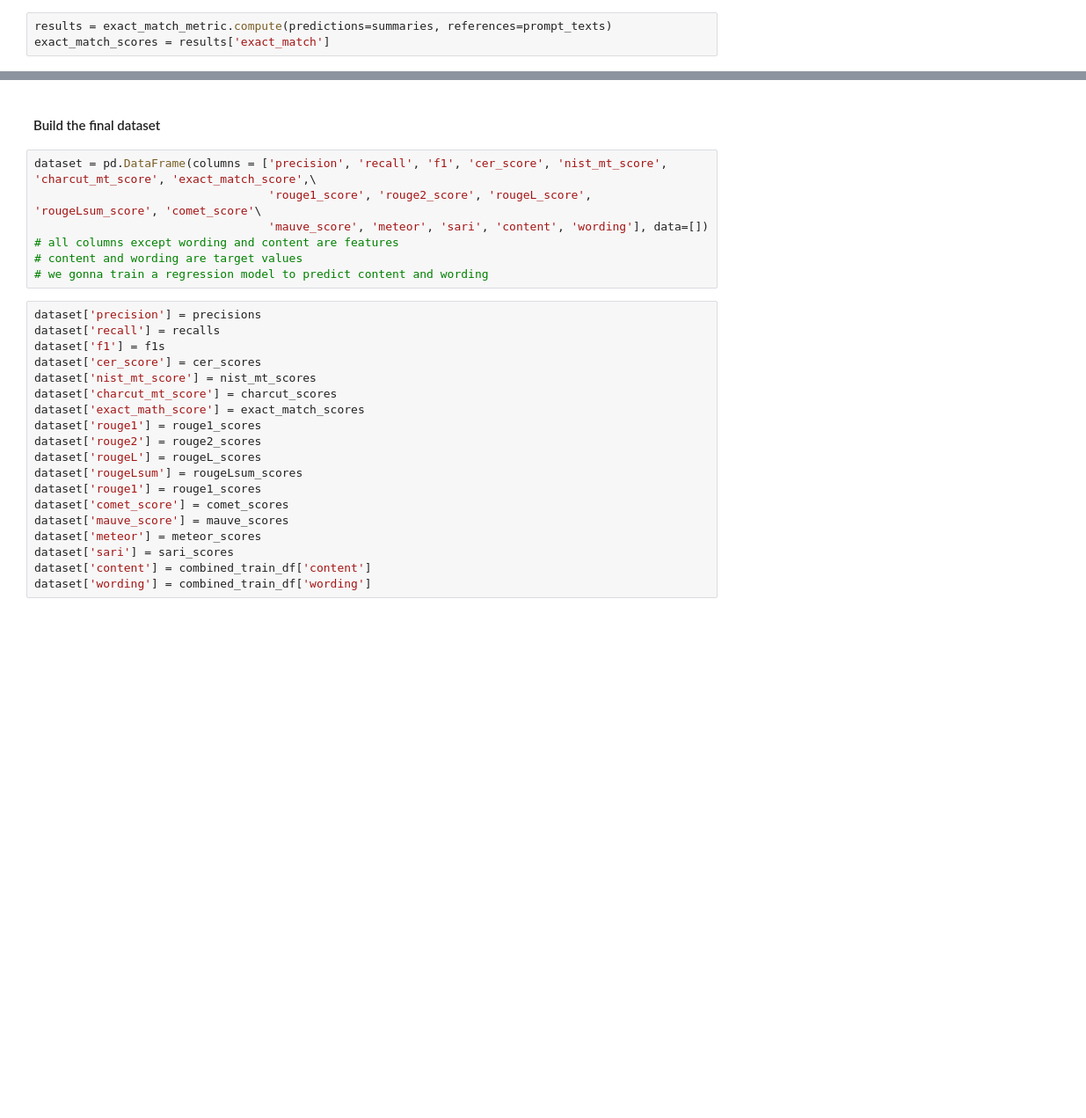
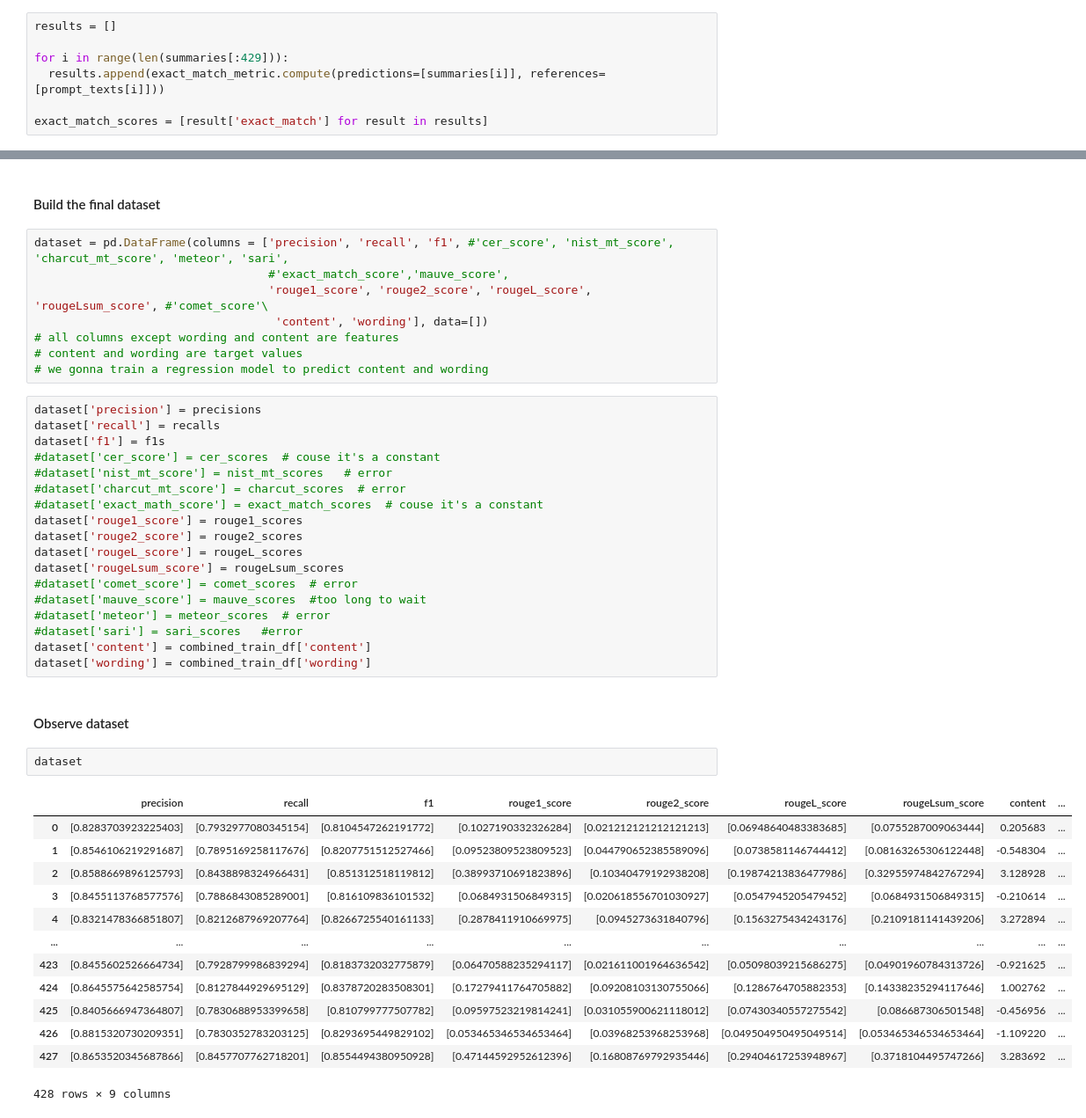
Before and after one commit to aimedvedeva/Competition2-nlp-, a Jupyter notebook: comp2_v0.ipynb, the cells around one changed output, grey strips where cells are left out. Shown: that part at 88% size. Drawn from its saved outputs; the diff is of its cells as text; blank space fills up the shorter version.

```diff
--- a/comp2_v0.ipynb
+++ b/comp2_v0.ipynb
@@ -142,5 +188,9 @@ The exact match score of a set of predictions is the sum of all of the individua
 from evaluate import load
 exact_match_metric = load("exact_match")
 # %%
-results = exact_match_metric.compute(predictions=summaries, references=prompt_texts)
-exact_match_scores = results['exact_match']
+results = []
+
+for i in range(len(summaries[:429])):
+  results.append(exact_match_metric.compute(predictions=[summaries[i]], references=[prompt_texts[i]]))
+
+exact_match_scores = [result['exact_match'] for result in results]
@@ -264,9 +503,10 @@ print(results)
 # %% [markdown]
 #### Build the final dataset
 # %%
-dataset = pd.DataFrame(columns = ['precision', 'recall', 'f1', 'cer_score', 'nist_mt_score', 'charcut_mt_score', 'exact_match_score',\
-                                  'rouge1_score', 'rouge2_score', 'rougeL_score', 'rougeLsum_score', 'comet_score'\
-                                  'mauve_score', 'meteor', 'sari', 'content', 'wording'], data=[])
+dataset = pd.DataFrame(columns = ['precision', 'recall', 'f1', #'cer_score', 'nist_mt_score', 'charcut_mt_score', 'meteor', 'sari',
+                                  #'exact_match_score','mauve_score',
+                                  'rouge1_score', 'rouge2_score', 'rougeL_score', 'rougeLsum_score', #'comet_score'\
+                                   'content', 'wording'], data=[])
 # all columns except wording and content are features
 # content and wording are target values
 # we gonna train a regression model to predict content and wording
@@ -274,18 +514,35 @@ dataset = pd.DataFrame(columns = ['precision', 'recall', 'f1', 'cer_score', 'nis
 dataset['precision'] = precisions
 dataset['recall'] = recalls
 dataset['f1'] = f1s
-dataset['cer_score'] = cer_scores
-dataset['nist_mt_score'] = nist_mt_scores
-dataset['charcut_mt_score'] = charcut_scores
-dataset['exact_math_score'] = exact_match_scores
-dataset['rouge1'] = rouge1_scores
-dataset['rouge2'] = rouge2_scores
-dataset['rougeL'] = rougeL_scores
-dataset['rougeLsum'] = rougeLsum_scores
-dataset['rouge1'] = rouge1_scores
-dataset['comet_score'] = comet_scores
-dataset['mauve_score'] = mauve_scores
-dataset['meteor'] = meteor_scores
-dataset['sari'] = sari_scores
+#dataset['cer_score'] = cer_scores  # couse it's a constant
+#dataset['nist_mt_score'] = nist_mt_scores   # error
+#dataset['charcut_mt_score'] = charcut_scores  # error
+#dataset['exact_math_score'] = exact_match_scores  # couse it's a constant
+dataset['rouge1_score'] = rouge1_scores
+dataset['rouge2_score'] = rouge2_scores
+dataset['rougeL_score'] = rougeL_scores
+dataset['rougeLsum_score'] = rougeLsum_scores
+#dataset['comet_score'] = comet_scores  # error
+#dataset['mauve_score'] = mauve_scores  #too long to wait
+#dataset['meteor'] = meteor_scores  # error
+#dataset['sari'] = sari_scores   #error
 dataset['content'] = combined_train_df['content']
 dataset['wording'] = combined_train_df['wording']
+# %% [markdown]
+#### Observe dataset
+# %%
+dataset
+# %% [output]
+|  | precision | recall | f1 | rouge1_score | rouge2_score | rougeL_score | rougeLsum_score | content | ... |
+| 0 | [0.8283703923225403] | [0.7932977080345154] | [0.8104547262191772] | [0.1027190332326284] | [0.021212121212121213] | [0.06948640483383685] | [0.0755287009063444] | 0.205683 | ... |
+| 1 | [0.8546106219291687] | [0.7895169258117676] | [0.8207751512527466] | [0.09523809523809523] | [0.044790652385589096] | [0.0738581146744412] | [0.08163265306122448] | -0.548304 | ... |
+| 2 | [0.8588669896125793] | [0.8438898324966431] | [0.851312518119812] | [0.38993710691823896] | [0.10340479192938208] | [0.19874213836477986] | [0.32955974842767294] | 3.128928 | ... |
+| 3 | [0.8455113768577576] | [0.7886843085289001] | [0.816109836101532] | [0.0684931506849315] | [0.020618556701030927] | [0.0547945205479452] | [0.0684931506849315] | -0.210614 | ... |
+| 4 | [0.8321478366851807] | [0.8212687969207764] | [0.8266725540161133] | [0.2878411910669975] | [0.0945273631840796] | [0.1563275434243176] | [0.2109181141439206] | 3.272894 | ... |
+| ... | ... | ... | ... | ... | ... | ... | ... | ... | ... |
+| 423 | [0.8455602526664734] | [0.7928799986839294] | [0.8183732032775879] | [0.06470588235294117] | [0.021611001964636542] | [0.05098039215686275] | [0.04901960784313726] | -0.921625 | ... |
+| 424 | [0.8645575642585754] | [0.8127844929695129] | [0.8378720283508301] | [0.17279411764705882] | [0.09208103130755066] | [0.1286764705882353] | [0.14338235294117646] | 1.002762 | ... |
+| 425 | [0.8405666947364807] | [0.7830688953399658] | [0.810799777507782] | [0.09597523219814241] | [0.031055900621118012] | [0.07430340557275542] | [0.086687306501548] | -0.456956 | ... |
+| 426 | [0.8815320730209351] | [0.7830352783203125] | [0.8293695449829102] | [0.053465346534653464] | [0.03968253968253968] | [0.049504950495049514] | [0.053465346534653464] | -1.109220 | ... |
+| 427 | [0.8653520345687866] | [0.8457707762718201] | [0.8554494380950928] | [0.47144592952612396] | [0.16808769792935446] | [0.29404617253948967] | [0.3718104495747266] | 3.283692 | ... |
+428 rows × 9 columns
```
Also changed, not shown: parts of 41 cells of this notebook.
